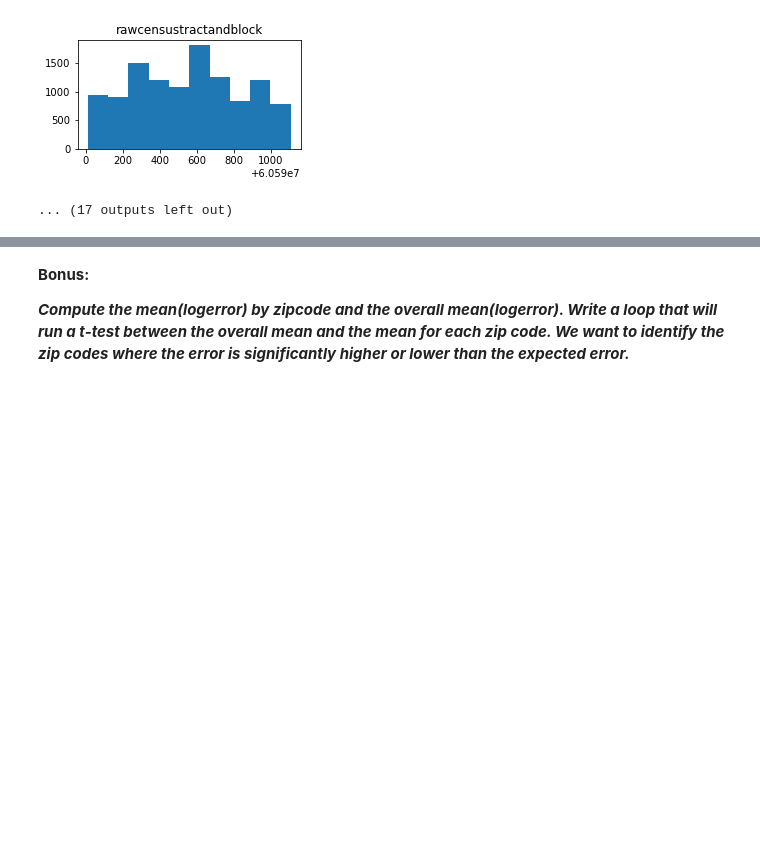
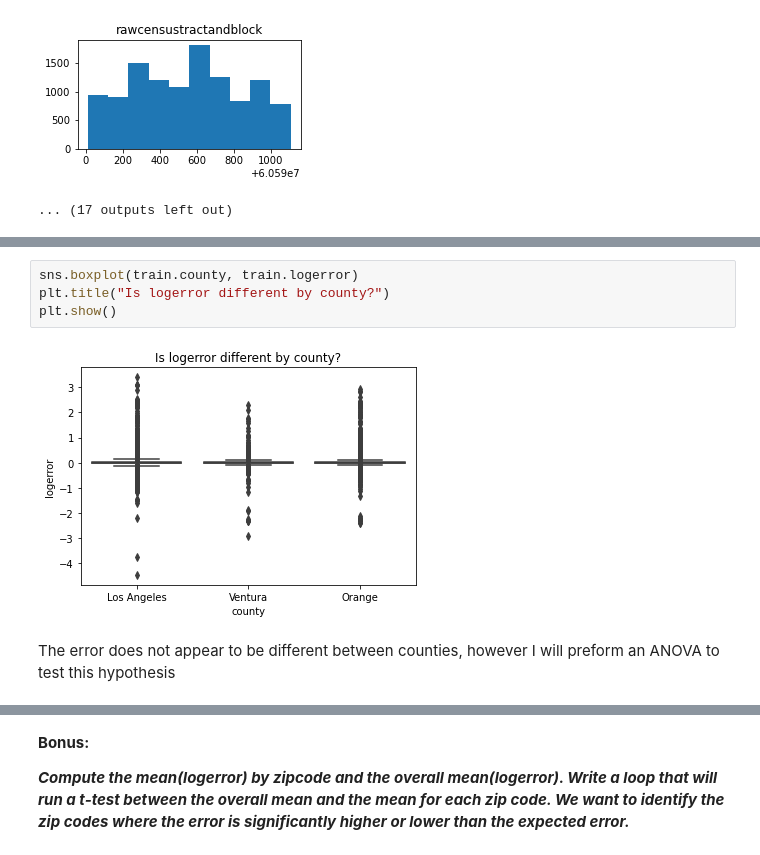
Before and after one commit to CSolitaire/clustering-exercises, a Jupyter notebook: explore_zillow.ipynb, the cells around one changed output, grey strips where cells are left out. Drawn from its saved outputs; the diff is of its cells as text; blank space fills up the shorter version.

```diff
--- a/explore_zillow.ipynb
+++ b/explore_zillow.ipynb
@@ -208,0 +269,8 @@ ______________________________________________________
+# %%
+sns.boxplot(train.county, train.logerror)
+plt.title("Is logerror different by county?")
+plt.show()
+# %% [output]
+[figure, added]
+# %% [markdown]
+The error does not appear to be different between counties, however I will preform an ANOVA to test this hypothesis
```
Also changed, not shown: parts of 42 cells of this notebook.
